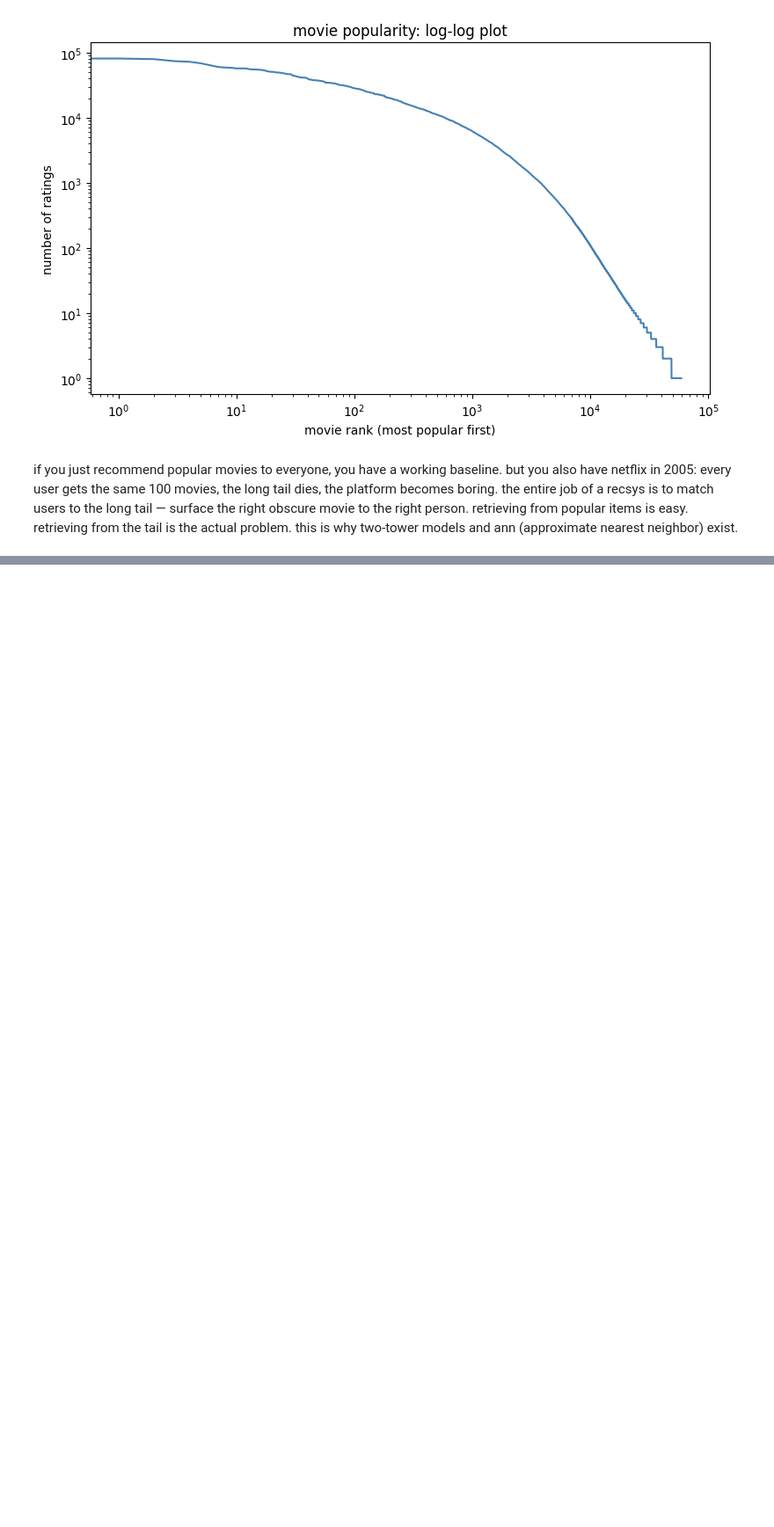
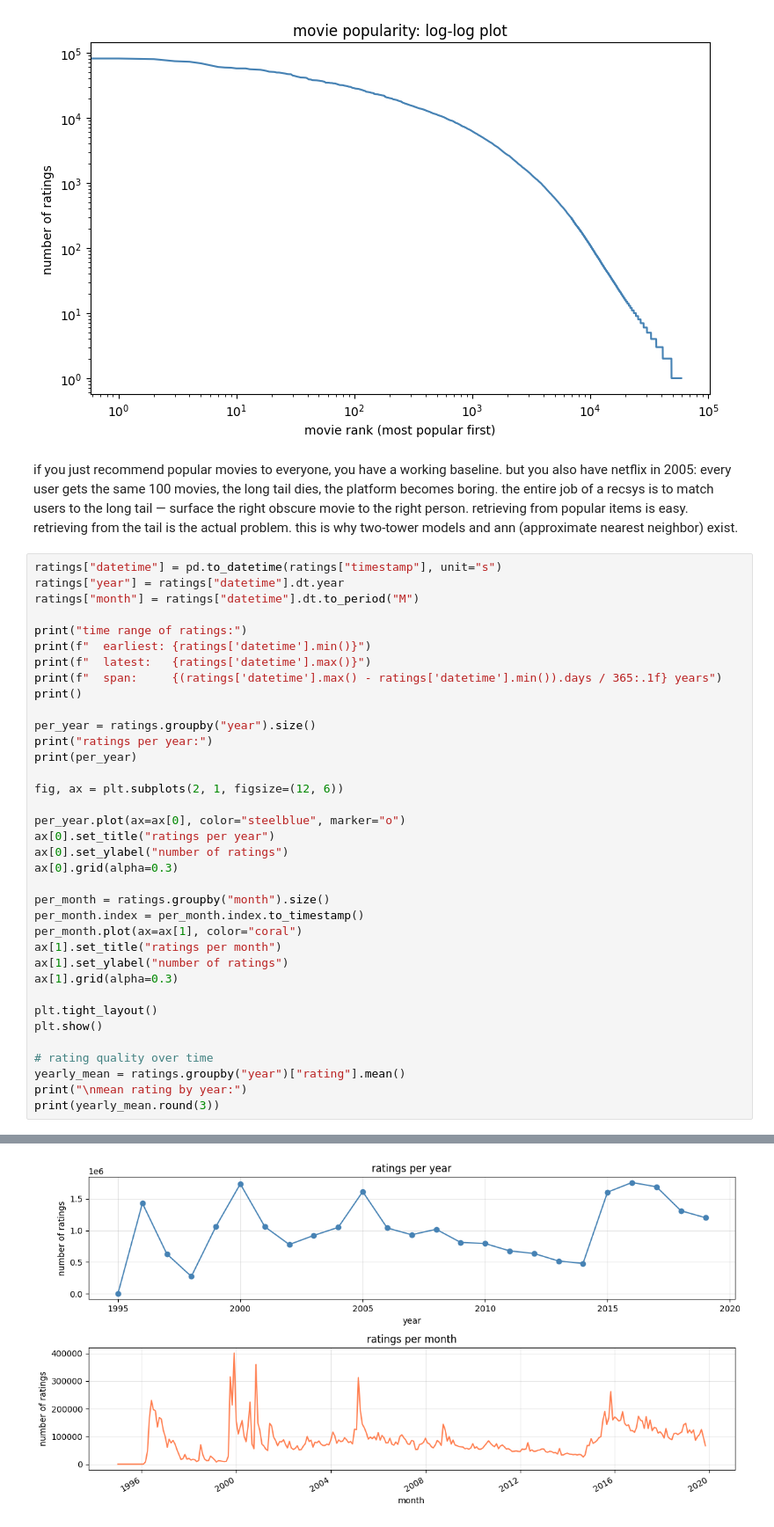
Before and after one commit to nitishpatil18/movielens-recsys, a Jupyter notebook: notebooks/02_ratings_eda.ipynb, the cells around one changed output, grey strips where cells are left out. Shown at 88% size. Saved outputs shown, nothing was run; the diff lists cells and outputs as text; blank space fills up the shorter version.

```diff
--- a/notebooks/02_ratings_eda.ipynb
+++ b/notebooks/02_ratings_eda.ipynb
@@ -268,3 +268,40 @@ how many movies have:
 [figure]
 # %% [markdown]
 if you just recommend popular movies to everyone, you have a working baseline. but you also have netflix in 2005: every user gets the same 100 movies, the long tail dies, the platform becomes boring. the entire job of a recsys is to match users to the long tail — surface the right obscure movie to the right person. retrieving from popular items is easy. retrieving from the tail is the actual problem. this is why two-tower models and ann (approximate nearest neighbor) exist.
+# %%
+ratings["datetime"] = pd.to_datetime(ratings["timestamp"], unit="s")
+ratings["year"] = ratings["datetime"].dt.year
+ratings["month"] = ratings["datetime"].dt.to_period("M")
+
+print("time range of ratings:")
+print(f"  earliest: {ratings['datetime'].min()}")
+print(f"  latest:   {ratings['datetime'].max()}")
+print(f"  span:     {(ratings['datetime'].max() - ratings['datetime'].min()).days / 365:.1f} years")
+print()
+
+per_year = ratings.groupby("year").size()
+print("ratings per year:")
+print(per_year)
+
+fig, ax = plt.subplots(2, 1, figsize=(12, 6))
+
+per_year.plot(ax=ax[0], color="steelblue", marker="o")
+ax[0].set_title("ratings per year")
+ax[0].set_ylabel("number of ratings")
+ax[0].grid(alpha=0.3)
+
+per_month = ratings.groupby("month").size()
+per_month.index = per_month.index.to_timestamp()
+per_month.plot(ax=ax[1], color="coral")
+ax[1].set_title("ratings per month")
+ax[1].set_ylabel("number of ratings")
+ax[1].grid(alpha=0.3)
+
+plt.tight_layout()
+plt.show()
+
+# rating quality over time
+yearly_mean = ratings.groupby("year")["rating"].mean()
+print("\nmean rating by year:")
+print(yearly_mean.round(3))
+# %% [output]
@@ -270,0 +325 @@ if you just recommend popular movies to everyone, you have a working baseline. b
+[figure, added]
```
Also changed, not shown: parts of 2 cells of this notebook.
